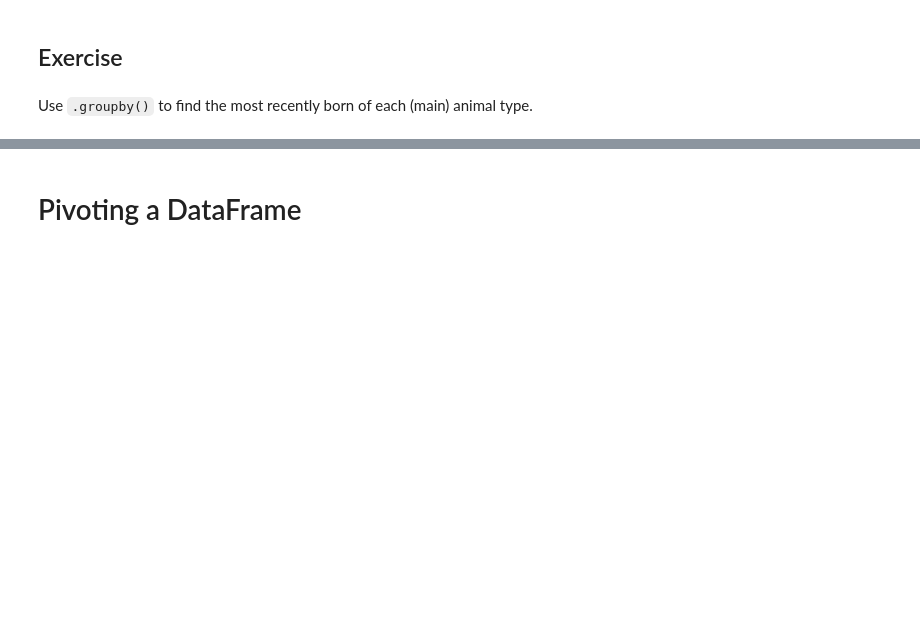
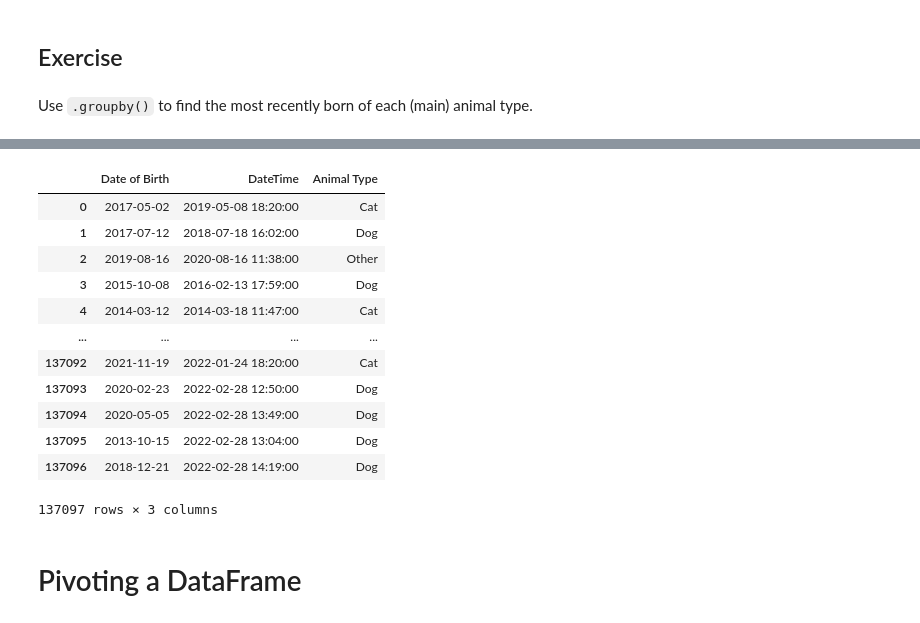
Before and after one commit to kmcneil901/NTL-DS-080723, a Jupyter notebook: 1phase/11-aggregating-combining-dataframes.ipynb, the cells around one changed output, grey strips where cells are left out. Drawn from its saved outputs; the diff is of its cells as text; code cells hidden in the pictures; blank space fills up the shorter version.

```diff
--- a/1phase/11-aggregating-combining-dataframes.ipynb
+++ b/1phase/11-aggregating-combining-dataframes.ipynb
@@ -23,8 +23,7 @@ import matplotlib.pyplot as plt
 # %%
 # Read in the Outcomes data
 # Let's be sure to parse dates for the DateTime and Date of Birth columns
-outcomes = pd.read_csv('data/Austin_Animal_Center_Outcomes_022822.csv',
-                       parse_dates=['DateTime', 'Date of Birth'])
+outcomes = pd.read_csv('data/Austin_Animal_Center_Outcomes_022822.csv', parse_dates=['DateTime', 'Date of Birth'])
 # %%
 # Check it
 outcomes.head()
@@ -73,3 +111,19 @@ Use `.groupby()` to find the most recently born of each (main) animal type.
+# %%
+outcomes[['Date of Birth', 'DateTime', 'Animal Type']]
+# %% [output]
+|  | Date of Birth | DateTime | Animal Type |
+| 0 | 2017-05-02 | 2019-05-08 18:20:00 | Cat |
+| 1 | 2017-07-12 | 2018-07-18 16:02:00 | Dog |
+| 2 | 2019-08-16 | 2020-08-16 11:38:00 | Other |
+| 3 | 2015-10-08 | 2016-02-13 17:59:00 | Dog |
+| 4 | 2014-03-12 | 2014-03-18 11:47:00 | Cat |
+| ... | ... | ... | ... |
+| 137092 | 2021-11-19 | 2022-01-24 18:20:00 | Cat |
+| 137093 | 2020-02-23 | 2022-02-28 12:50:00 | Dog |
+| 137094 | 2020-05-05 | 2022-02-28 13:49:00 | Dog |
+| 137095 | 2013-10-15 | 2022-02-28 13:04:00 | Dog |
+| 137096 | 2018-12-21 | 2022-02-28 14:19:00 | Dog |
+137097 rows × 3 columns
 # %% [markdown]
 # Pivoting a DataFrame
 # %% [markdown]
```
Also changed, not shown: parts of 49 cells of this notebook.
